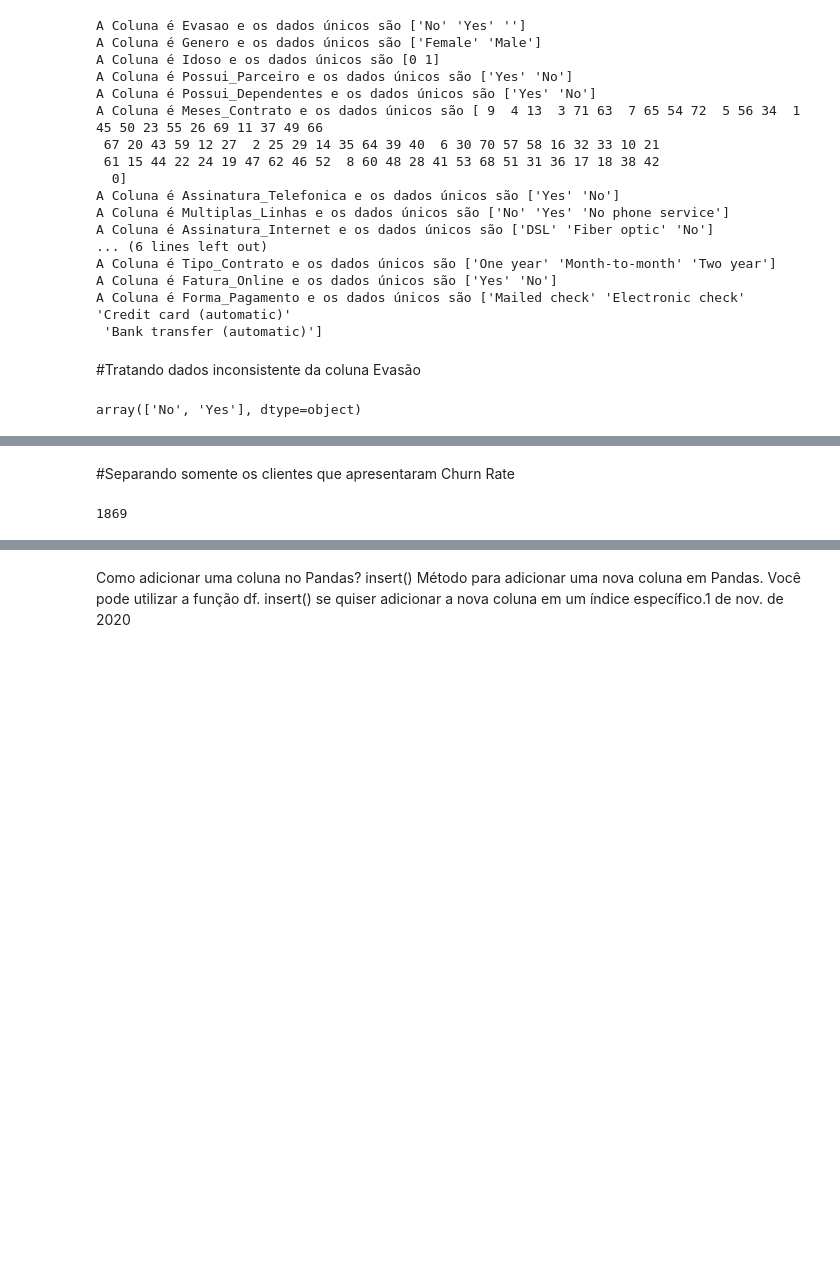
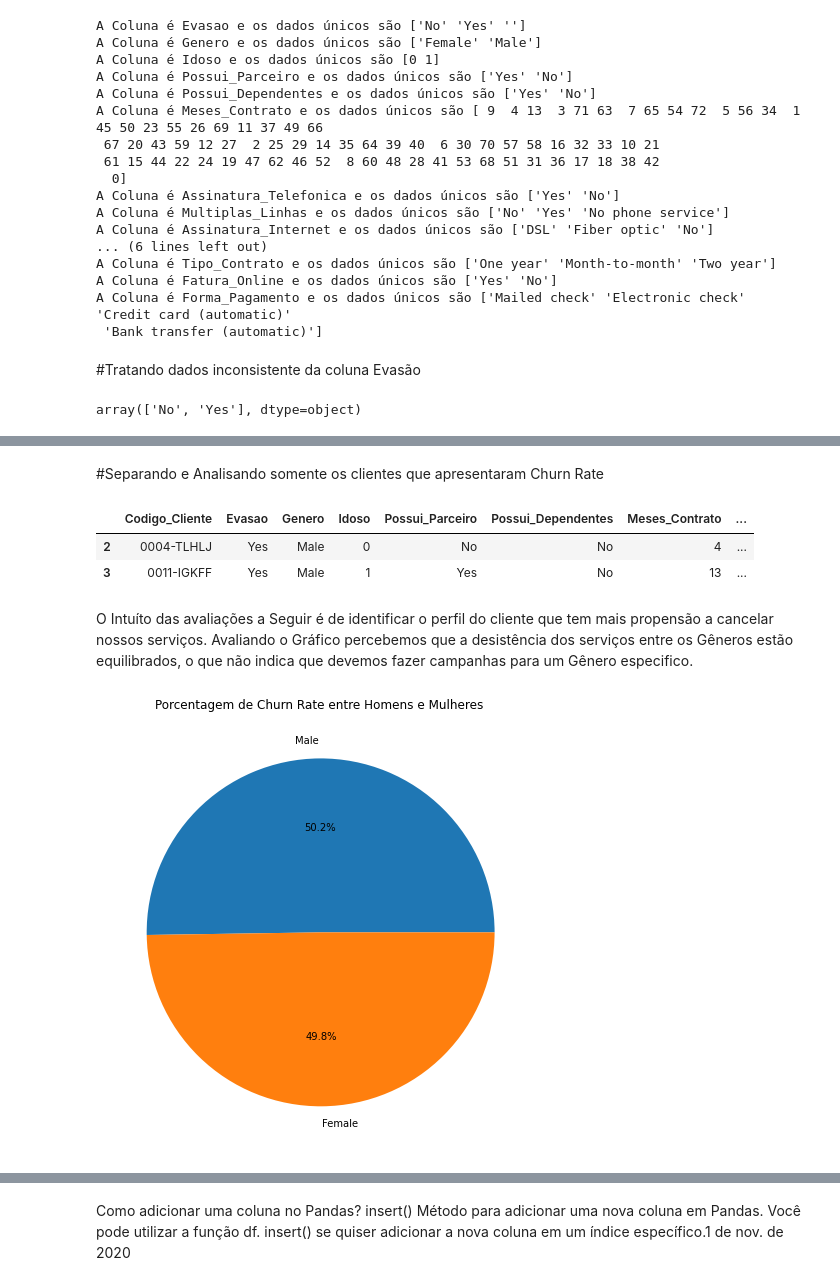
Before and after one commit to wellingtonsouza32/ChallengeAlura, a Jupyter notebook: challenge_semana_1.ipynb, the cells around one changed output, grey strips where cells are left out. Drawn from its saved outputs; the diff is of its cells as text; code cells hidden in the pictures; blank space fills up the shorter version.

```diff
--- a/challenge_semana_1.ipynb
+++ b/challenge_semana_1.ipynb
@@ -353,7 +374,21 @@ array(['No', 'Yes'], dtype=object)
 # %% [markdown]
-#Separando somente os clientes que apresentaram Churn Rate
+#Separando e Analisando somente os clientes que apresentaram Churn Rate
 # %%
 evasao_clientes = df_aluravoz[df_aluravoz.Evasao == 'Yes']
-len(evasao_clientes)
+evasao_clientes.head(2)
 # %% [output]
-1869
+|  | Codigo_Cliente | Evasao | Genero | Idoso | Possui_Parceiro | Possui_Dependentes | Meses_Contrato | ... |
+| 2 | 0004-TLHLJ | Yes | Male | 0 | No | No | 4 | ... |
+| 3 | 0011-IGKFF | Yes | Male | 1 | Yes | No | 13 | ... |
+# %% [markdown]
+O Intuíto das avaliações a Seguir é de identificar o perfil do cliente que tem mais propensão a cancelar nossos serviços.
+Avaliando o Gráfico percebemos que a desistência dos serviços entre os Gêneros estão equilibrados, o que não indica que devemos fazer campanhas para um Gênero especifico.
+# %%
+fig = plt.figure(figsize =(20, 8))
+porcentagemSexo = evasao_clientes['Genero'].value_counts(normalize=True)
+rotulo = evasao_clientes['Genero'].unique()
+plt.pie(porcentagemSexo, labels = rotulo, autopct='%1.1f%%')
+plt.title('Porcentagem de Churn Rate entre Homens e Mulheres ')
+plt.show()
+# %% [output]
+[figure, added]
```
Also changed, not shown: parts of 14 cells of this notebook.
